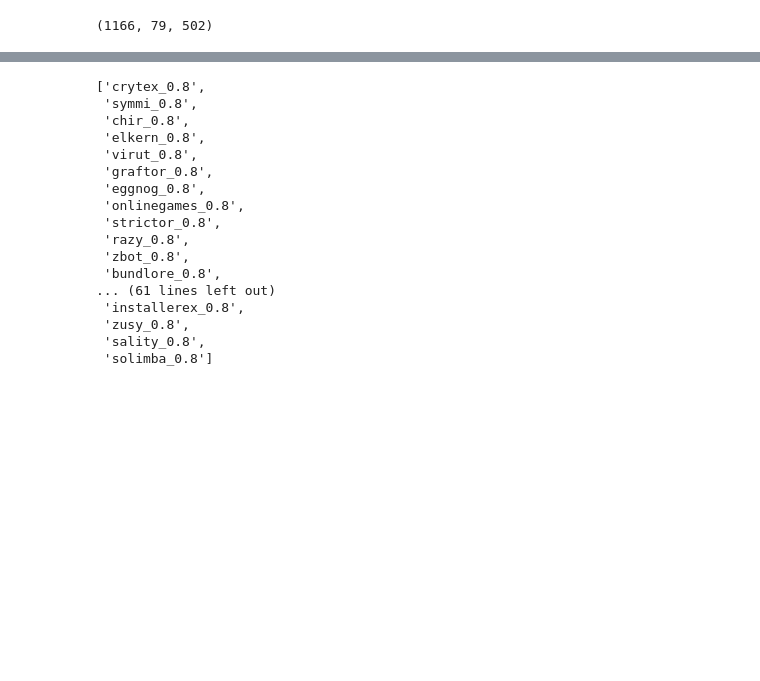
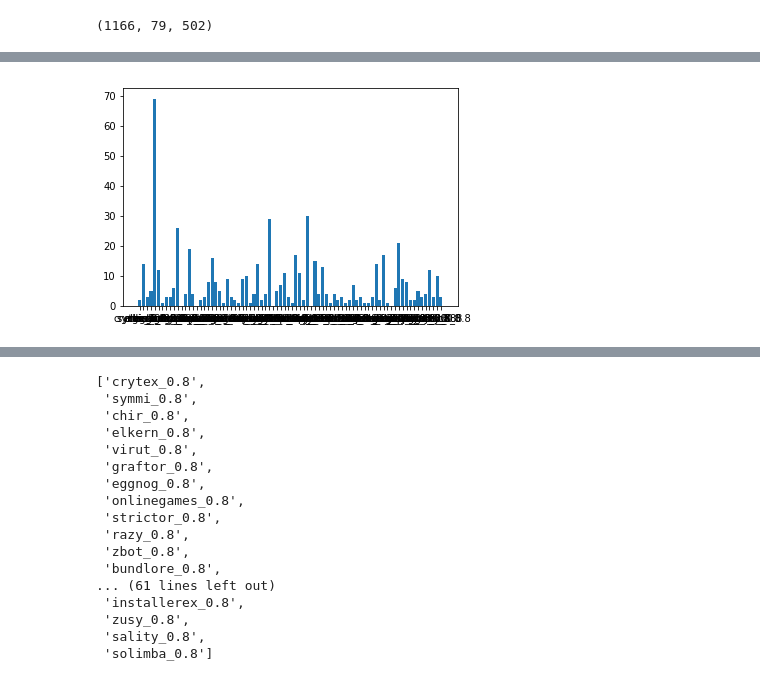
Before and after one commit to tychen5/NTU_ANTS-lab, a Jupyter notebook: malwareTagging/seq2seq_keras-Param-TestData.ipynb, the cells around one changed output, grey strips where cells are left out. Drawn from its saved outputs; the diff is of its cells as text; code cells hidden in the pictures; blank space fills up the shorter version.

```diff
--- a/malwareTagging/seq2seq_keras-Param-TestData.ipynb
+++ b/malwareTagging/seq2seq_keras-Param-TestData.ipynb
@@ -246,0 +250,11 @@ len(trees) , len(families) , max_size
+# %%
+data = valid_fam
+names = list(data.keys())
+values = list(data.values())
+
+#tick_label does the some work as plt.xticks()
+plt.bar(range(len(data)),values,tick_label=names)
+plt.savefig('output/valid_fam_'+str(tree_min)+'.png')
+plt.show()
+# %% [output]
+[figure, added]
```
Also changed, not shown: parts of 10 cells of this notebook, 2 other files.
